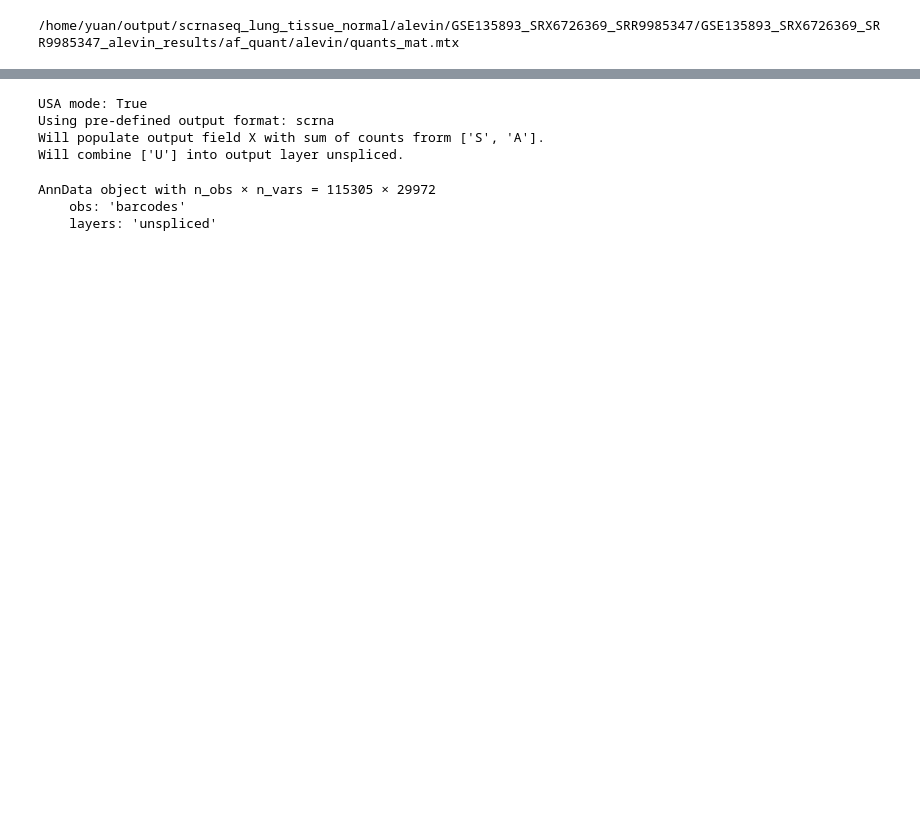
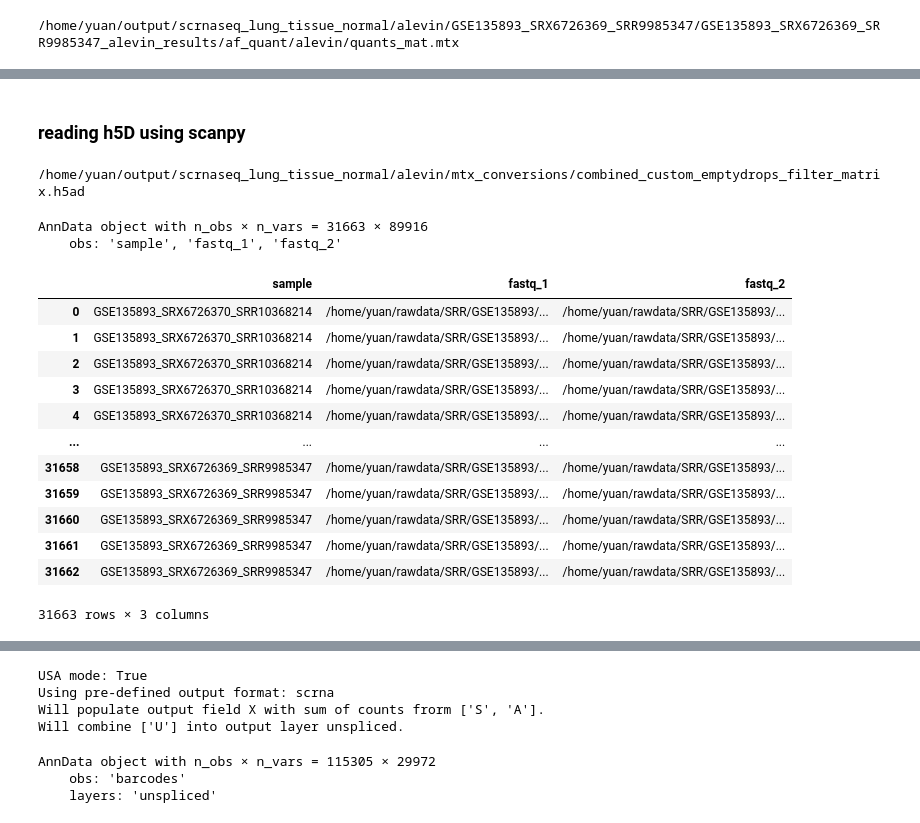
Before and after one commit to Tiezhengyuan/scrnaseq_reference, a Jupyter notebook: src/6_read_counts.ipynb, the cells around one changed output, grey strips where cells are left out. Saved outputs shown, nothing was run; the diff lists cells and outputs as text; code cells hidden in the pictures; blank space fills up the shorter version.

```diff
--- a/src/6_read_counts.ipynb
+++ b/src/6_read_counts.ipynb
@@ -35,0 +38,39 @@ ann_data.to_df()
+# %% [markdown]
+### reading h5D using scanpy
+# %%
+import os
+output_dir = '/home/yuan/output'
+work_dir = os.path.join(output_dir, 'scrnaseq_lung_tissue_normal')
+path = work_dir + '/alevin/mtx_conversions/combined_custom_emptydrops_filter_matrix.h5ad'
+print(path)
+adata = sc.read_h5ad(path)
+# %% [output]
+/home/yuan/output/scrnaseq_lung_tissue_normal/alevin/mtx_conversions/combined_custom_emptydrops_filter_matrix.h5ad
+# %%
+adata
+# %% [output]
+AnnData object with n_obs × n_vars = 31663 × 89916
+    obs: 'sample', 'fastq_1', 'fastq_2'
+# %%
+path = os.path.join(work_dir, 'samplesheet.csv')
+sample_info = pd.read_csv(path)
+sample_info
+# merge
+adata.obs['sample'] = adata.obs['sample'].apply(lambda x: x.replace('_custom_emptydrops_filter', ''))
+adata.obs= adata.obs.drop(['fastq_1', 'fastq_2'], axis=1)
+adata.obs = pd.merge(adata.obs, sample_info, how='left', on='sample')
+adata.obs
+# %% [output]
+|  | sample | fastq_1 | fastq_2 |
+| 0 | GSE135893_SRX6726370_SRR10368214 | /home/yuan/rawdata/SRR/GSE135893/... | /home/yuan/rawdata/SRR/GSE135893/... |
+| 1 | GSE135893_SRX6726370_SRR10368214 | /home/yuan/rawdata/SRR/GSE135893/... | /home/yuan/rawdata/SRR/GSE135893/... |
+| 2 | GSE135893_SRX6726370_SRR10368214 | /home/yuan/rawdata/SRR/GSE135893/... | /home/yuan/rawdata/SRR/GSE135893/... |
+| 3 | GSE135893_SRX6726370_SRR10368214 | /home/yuan/rawdata/SRR/GSE135893/... | /home/yuan/rawdata/SRR/GSE135893/... |
+| 4 | GSE135893_SRX6726370_SRR10368214 | /home/yuan/rawdata/SRR/GSE135893/... | /home/yuan/rawdata/SRR/GSE135893/... |
+| ... | ... | ... | ... |
+| 31658 | GSE135893_SRX6726369_SRR9985347 | /home/yuan/rawdata/SRR/GSE135893/... | /home/yuan/rawdata/SRR/GSE135893/... |
+| 31659 | GSE135893_SRX6726369_SRR9985347 | /home/yuan/rawdata/SRR/GSE135893/... | /home/yuan/rawdata/SRR/GSE135893/... |
+| 31660 | GSE135893_SRX6726369_SRR9985347 | /home/yuan/rawdata/SRR/GSE135893/... | /home/yuan/rawdata/SRR/GSE135893/... |
+| 31661 | GSE135893_SRX6726369_SRR9985347 | /home/yuan/rawdata/SRR/GSE135893/... | /home/yuan/rawdata/SRR/GSE135893/... |
+| 31662 | GSE135893_SRX6726369_SRR9985347 | /home/yuan/rawdata/SRR/GSE135893/... | /home/yuan/rawdata/SRR/GSE135893/... |
+31663 rows × 3 columns
```
Also changed, not shown: parts of 16 cells of this notebook, 28 other files.
